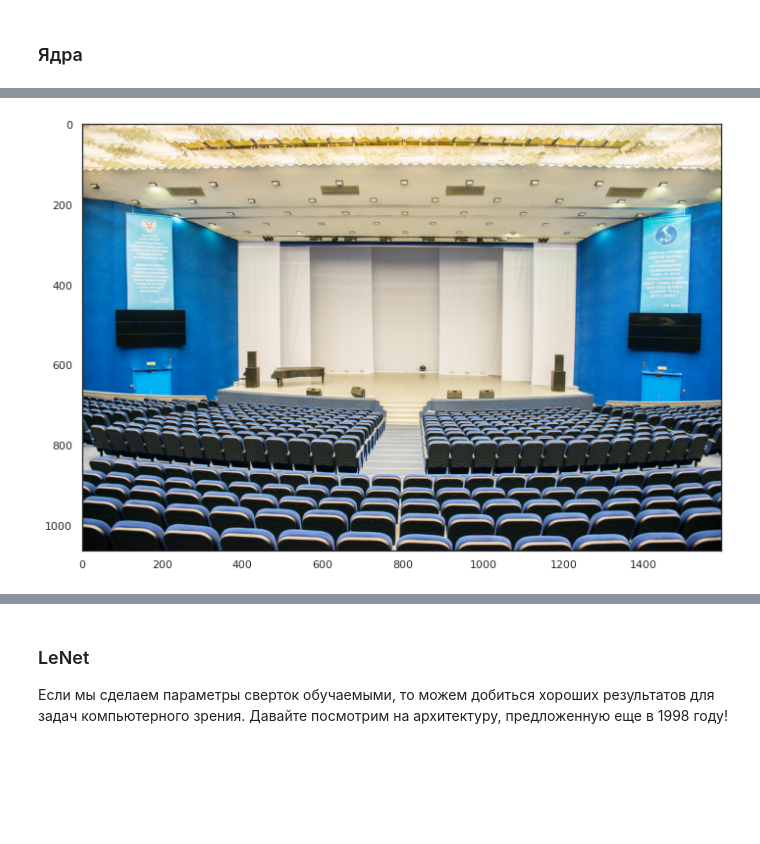
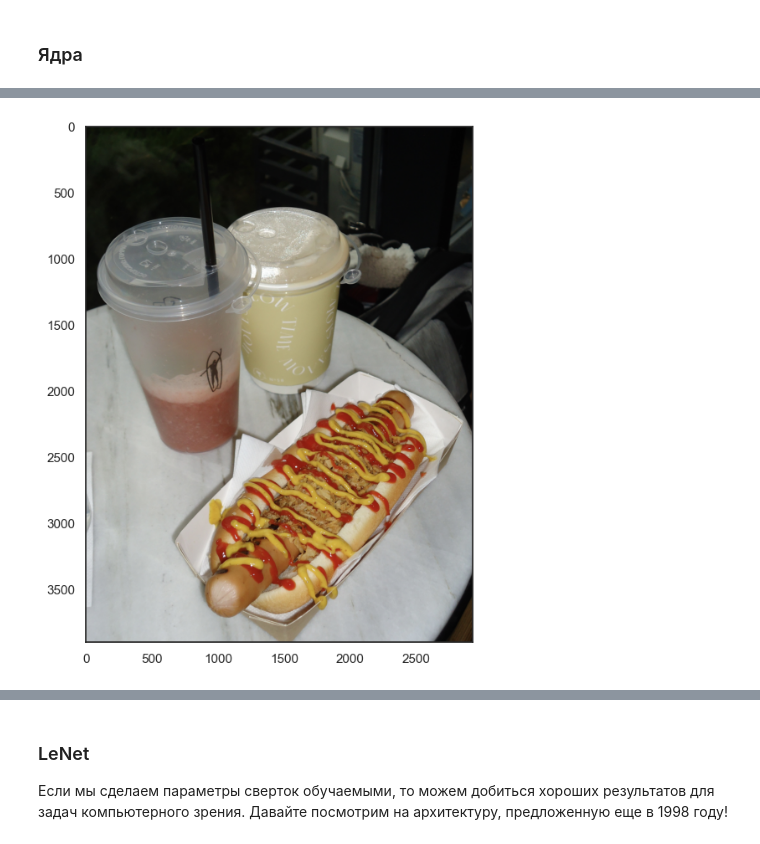
Before and after one commit to arsbelkin/AI_labs, a Jupyter notebook: ЛР-2/Lab2_2025.ipynb, the cells around one changed output, grey strips where cells are left out. Cells and saved outputs as stored; diff of their text form; code cells hidden in the pictures; blank space fills up the shorter version.

```diff
--- a/ЛР-2/Lab2_2025.ipynb
+++ b/ЛР-2/Lab2_2025.ipynb
@@ -411,11 +409,11 @@ plt.show()
 # %%
 import cv2
 sns.set(style="white")
-# img = cv2.imread("name_of_your_file") <- добавить название файла с изображением и снять комментарий
+img = cv2.imread("./images/surf.JPG")
 RGB_img = cv2.cvtColor(img, cv2.COLOR_BGR2RGB)
 plt.figure(figsize=(12, 8))
 plt.imshow(RGB_img)
 plt.show()
 # %% [output]
-[figure, old version]
+[figure, new version]
 # %% [markdown]
```
Also changed, not shown: parts of 16 cells of this notebook, 4 other files.
